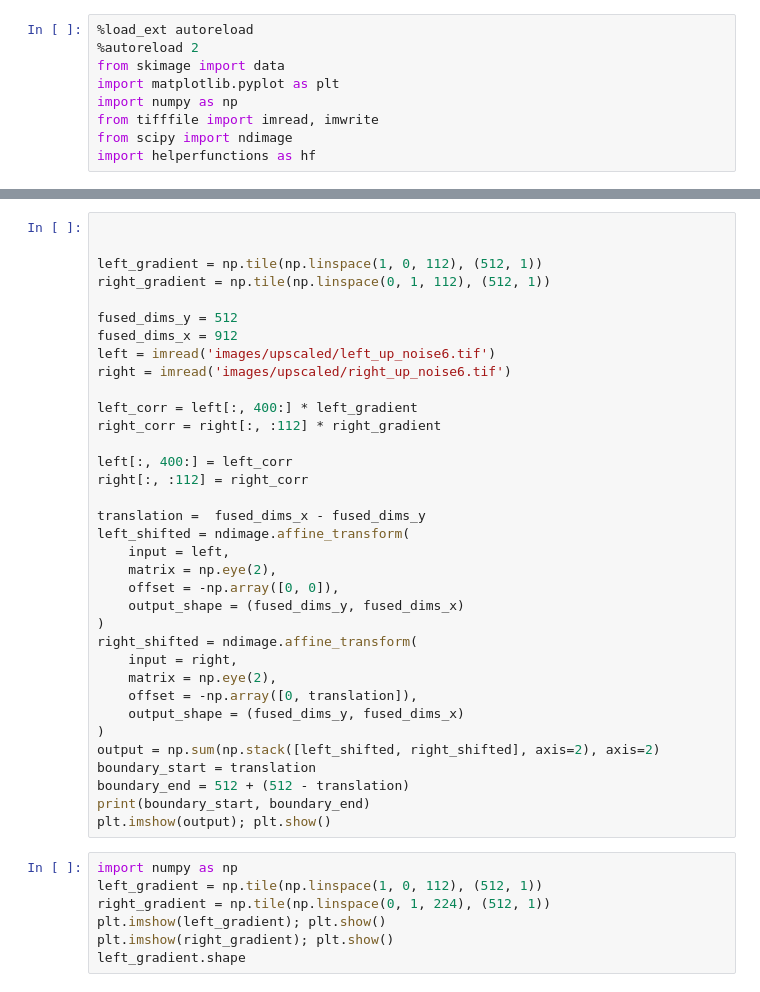
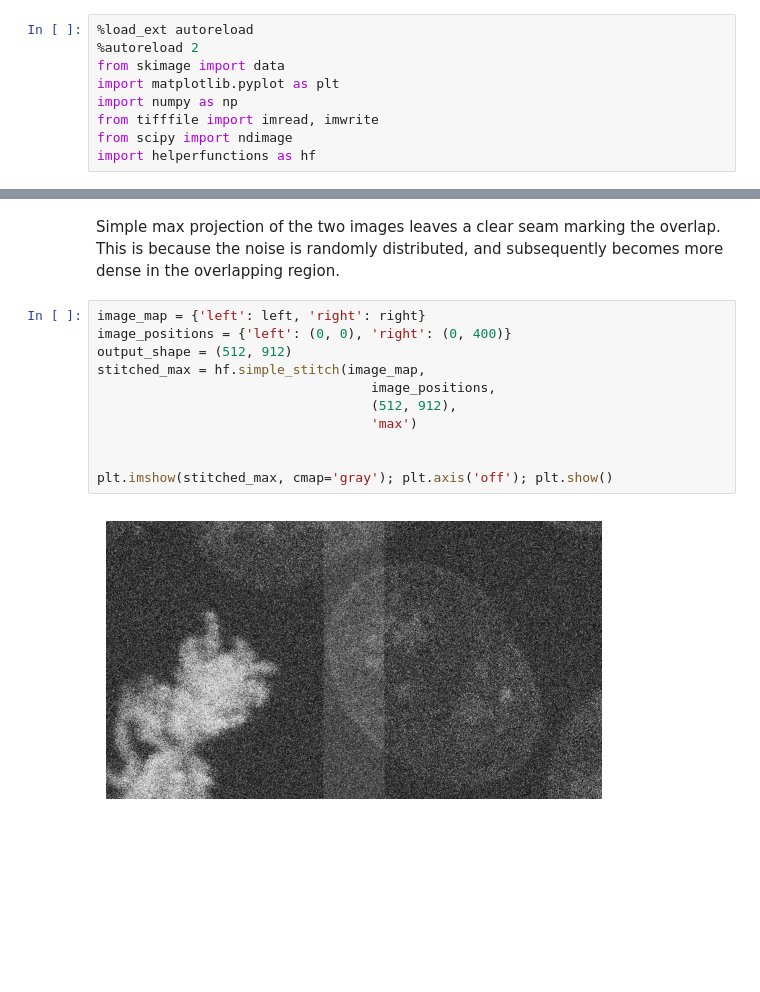
Before and after one commit to zacswider/linearblending, a Jupyter notebook: linearblending.ipynb, the cells around one changed output, grey strips where cells are left out. Cells and saved outputs as stored; diff of their text form; blank space fills up the shorter version.

Commit message:
linear blending vs mean projections

```diff
--- a/linearblending.ipynb
+++ b/linearblending.ipynb
@@ -44,42 +24,15 @@ plt.imshow(output)
-# %%
-
-
-left_gradient = np.tile(np.linspace(1, 0, 112), (512, 1))
-right_gradient = np.tile(np.linspace(0, 1, 112), (512, 1))
-
-fused_dims_y = 512
-fused_dims_x = 912
-left = imread('images/upscaled/left_up_noise6.tif')
-right = imread('images/upscaled/right_up_noise6.tif')
-
-left_corr = left[:, 400:] * left_gradient
-right_corr = right[:, :112] * right_gradient
-
-left[:, 400:] = left_corr
-right[:, :112] = right_corr
-
-translation =  fused_dims_x - fused_dims_y
-left_shifted = ndimage.affine_transform(
-    input = left,
-    matrix = np.eye(2),
-    offset = -np.array([0, 0]),
-    output_shape = (fused_dims_y, fused_dims_x)
-)
-right_shifted = ndimage.affine_transform(
-    input = right,
-    matrix = np.eye(2),
-    offset = -np.array([0, translation]),
-    output_shape = (fused_dims_y, fused_dims_x)
-)
-output = np.sum(np.stack([left_shifted, right_shifted], axis=2), axis=2)
-boundary_start = translation
-boundary_end = 512 + (512 - translation)
-print(boundary_start, boundary_end)
-plt.imshow(output); plt.show()
-# %%
-import numpy as np
-left_gradient = np.tile(np.linspace(1, 0, 112), (512, 1))
-right_gradient = np.tile(np.linspace(0, 1, 224), (512, 1))
-plt.imshow(left_gradient); plt.show()
-plt.imshow(right_gradient); plt.show()
-left_gradient.shape
+# %% [markdown]
+Simple max projection of the two images leaves a clear seam marking the overlap. This is because the noise is randomly distributed, and subsequently becomes more dense in the overlapping region.
+# %%
+image_map = {'left': left, 'right': right}
+image_positions = {'left': (0, 0), 'right': (0, 400)}
+output_shape = (512, 912)
+stitched_max = hf.simple_stitch(image_map,
+                                   image_positions,
+                                   (512, 912),
+                                   'max')
+
+
+plt.imshow(stitched_max, cmap='gray'); plt.axis('off'); plt.show()
+# %% [output]
+[figure, added]
```
Also changed, not shown: parts of 12 cells of this notebook, 1 other file.
